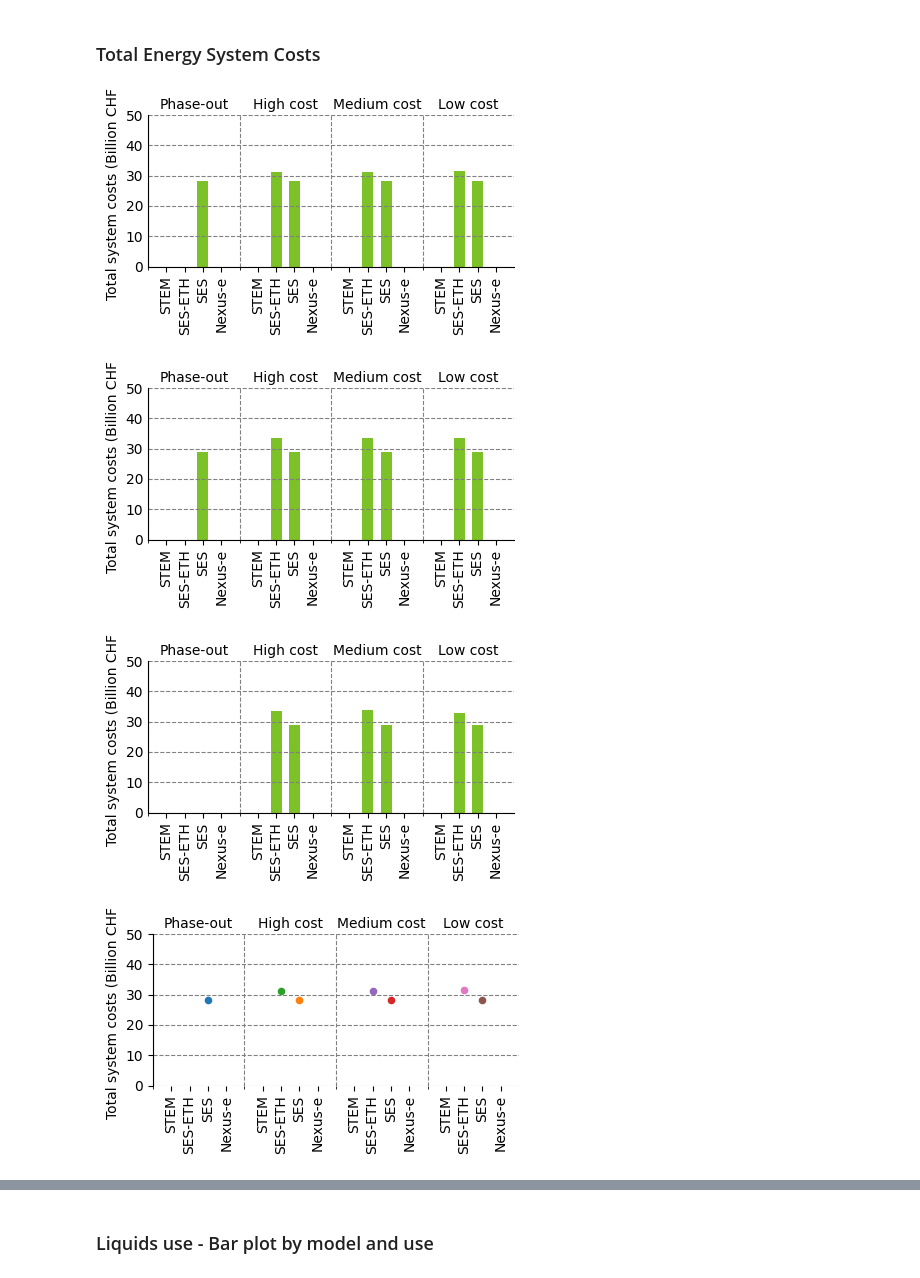
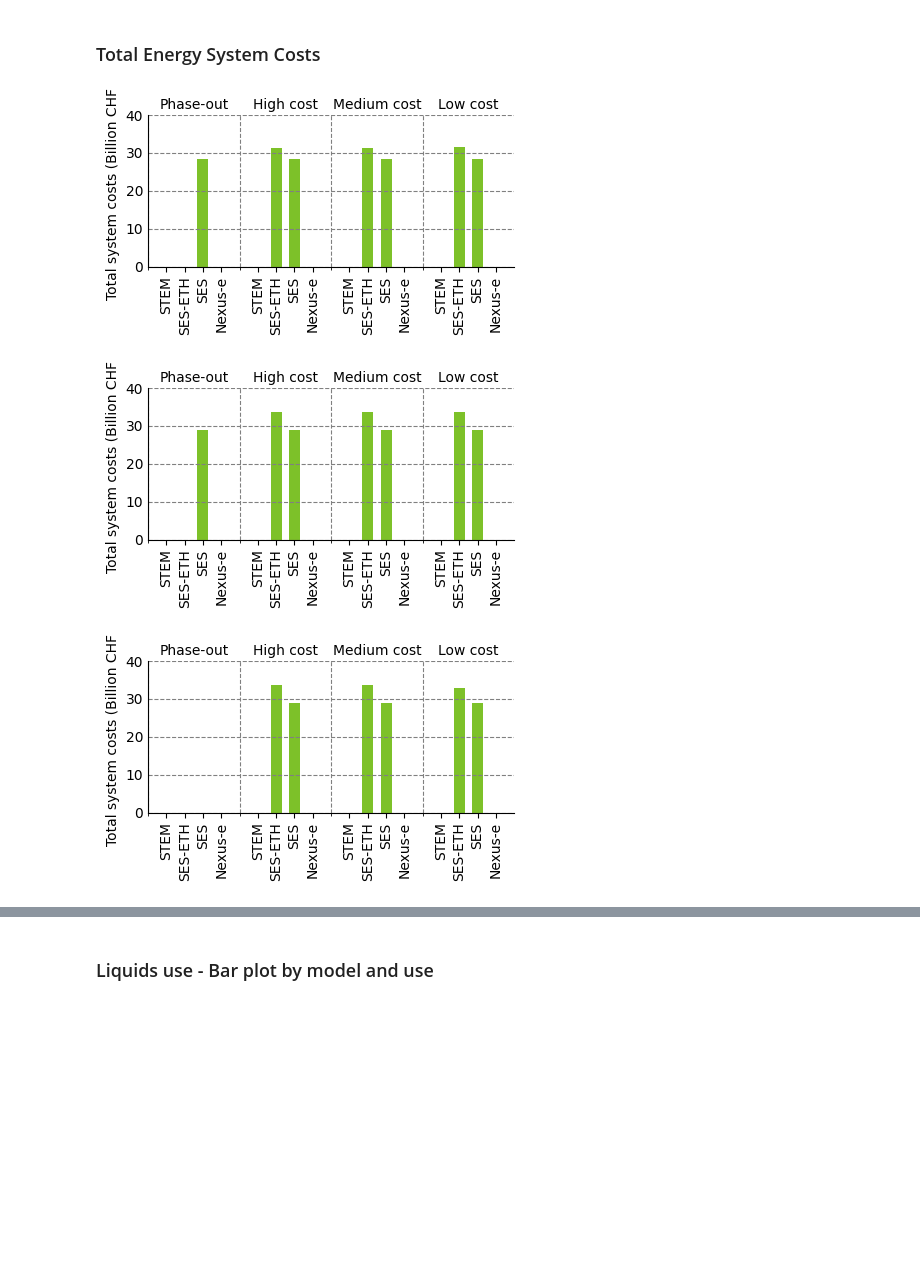
Before and after one commit to rebeccalordan-perret/plots-model-comparison, a Jupyter notebook: cross_comparison_colab.ipynb, the cells around one changed output, grey strips where cells are left out. Saved outputs shown, nothing was run; the diff lists cells and outputs as text; code cells hidden in the pictures; blank space fills up the shorter version.

```diff
--- a/cross_comparison_colab.ipynb
+++ b/cross_comparison_colab.ipynb
@@ -206,7 +206,7 @@ varName = 'electricity_consumption'
 listModels = cross_plots.modelsid
 scale = 1
 xlabel = 'Electricity (TWh)'
-xmax = 101
+xmax = 150
 fileName = 'elecUse_net'
 year = 2050
 
@@ -466,7 +466,7 @@ varList_cost = [
 varName = 'total_system_costs'
 listModels = cross_plots.modelsid
 xlabel = 'Total system costs (Billion CHF)'
-xmax = 50
+xmax = 40
 fileName = 'total_system_costs'
 year = 2050
 
@@ -486,49 +486,33 @@ scenario_list={
         ('abroad-res-low','wacc_5'):'Low cost',
     },
     'resnuc': {
         # ('scenario-id','variant'): 'label'
         ('abroad-resnuc-phaseout','wacc_5'):'Phase-out',
         ('abroad-resnuc-high','wacc_5'):'High cost',
         ('abroad-resnuc-medium','wacc_5'):'Medium cost',
         ('abroad-resnuc-low','wacc_5'):'Low cost',
     },
     }
 
 for name, scenarios in scenario_list.items():
     #cross_plots.plotBarHorizontal(
     cross_plots.plotBarVertical(
         listModelsid=listModels,
         listSce=scenarios,
         varName = varName,
         varList=varList_cost,
         year=year,
         scale=1,
         label=xlabel,
         figmax = xmax,
         fileName = fileName+'_'+name,
         invert=False, legend=False, pos_legend="upper right",
     #    width=5, height=12,
         width=12, height=5,
         group_by="scenario", # ‘scenario’ or ‘model’
         multi=False,          # <--- one plot
     )
-for name, scenarios in scenario_list.items():
-    cross_plots.plotScatter(
-        listModelsid=listModels,
-        listSce=scenarios,
-        varName=varName,
-        use_technology_fuel='',
-        year=year,
-        scale=1,
-        label=xlabel,
-        figmax=xmax,
-        fileName = fileName+'_'+name,
-        width=12, height=5,
-        orientation="vertical",
-        group_by="scenario",
-    )
 # %% [output]
-[figure, old version]
+[figure, new version]
-[figure, old version]
+[figure, new version]
-[figure, old version]
+[figure, new version]
-[figure, removed]
```
Also changed, not shown: parts of 3 cells of this notebook.
